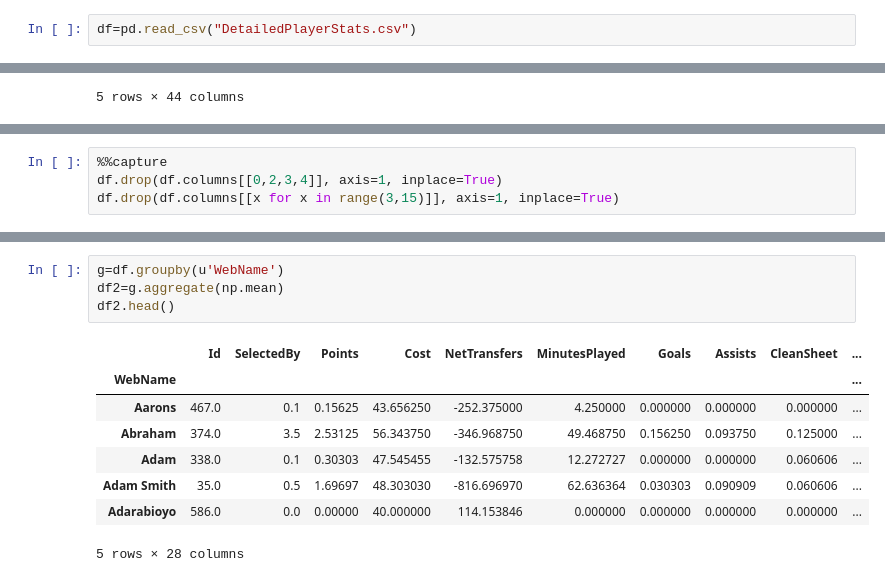
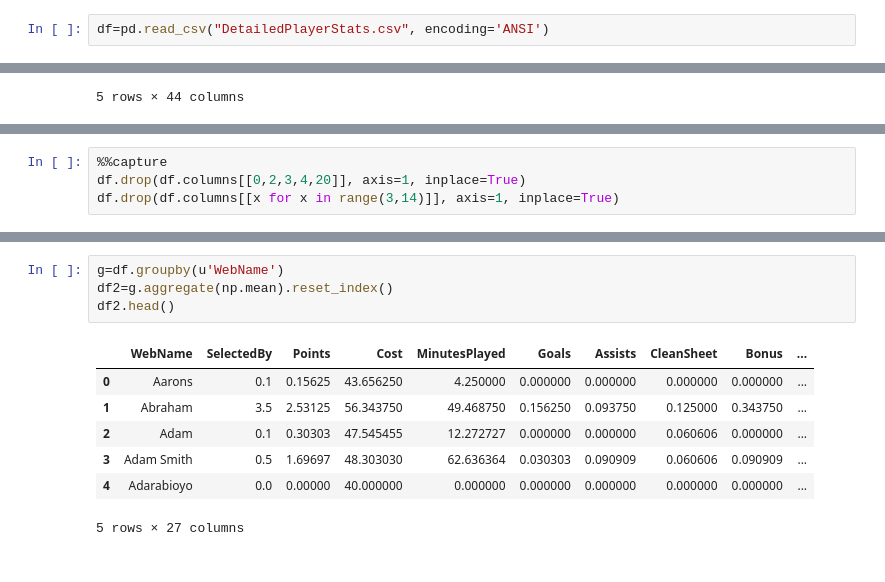
Before and after one commit to noelano/TDA, a Jupyter notebook: TDA_Football_Player_Clusters.ipynb, the cells around one changed output, grey strips where cells are left out. Drawn from its saved outputs; the diff is of its cells as text.

```diff
--- a/TDA_Football_Player_Clusters.ipynb
+++ b/TDA_Football_Player_Clusters.ipynb
@@ -4,5 +15,5 @@ import numpy as np
 # %%
-df=pd.read_csv("DetailedPlayerStats.csv")
+df=pd.read_csv("DetailedPlayerStats.csv", encoding='ANSI')
 # %%
 df.head()
 # %% [output]
@@ -29,5 +40,5 @@ Index([u'Id', u'WebName', u'FirstName', u'SecondName', u'DreamTeam',
       dtype='object')
 # %%
 %%capture
-df.drop(df.columns[[0,2,3,4]], axis=1, inplace=True)
-df.drop(df.columns[[x for x in range(3,15)]], axis=1, inplace=True)
+df.drop(df.columns[[0,2,3,4,20]], axis=1, inplace=True)
+df.drop(df.columns[[x for x in range(3,14)]], axis=1, inplace=True)
@@ -34,16 +56,15 @@ df.drop(df.columns[[x for x in range(3,15)]], axis=1, inplace=True)
 # %%
 g=df.groupby(u'WebName')
-df2=g.aggregate(np.mean)
+df2=g.aggregate(np.mean).reset_index()
 df2.head()
 # %% [output]
-|  | Id | SelectedBy | Points | Cost | NetTransfers | MinutesPlayed | Goals | Assists | CleanSheet | ... |
-| WebName |  |  |  |  |  |  |  |  |  | ... |
-| Aarons | 467.0 | 0.1 | 0.15625 | 43.656250 | -252.375000 | 4.250000 | 0.000000 | 0.000000 | 0.000000 | ... |
-| Abraham | 374.0 | 3.5 | 2.53125 | 56.343750 | -346.968750 | 49.468750 | 0.156250 | 0.093750 | 0.125000 | ... |
-| Adam | 338.0 | 0.1 | 0.30303 | 47.545455 | -132.575758 | 12.272727 | 0.000000 | 0.000000 | 0.060606 | ... |
-| Adam Smith | 35.0 | 0.5 | 1.69697 | 48.303030 | -816.696970 | 62.636364 | 0.030303 | 0.090909 | 0.060606 | ... |
-| Adarabioyo | 586.0 | 0.0 | 0.00000 | 40.000000 | 114.153846 | 0.000000 | 0.000000 | 0.000000 | 0.000000 | ... |
+|  | WebName | SelectedBy | Points | Cost | MinutesPlayed | Goals | Assists | CleanSheet | Bonus | ... |
+| 0 | Aarons | 0.1 | 0.15625 | 43.656250 | 4.250000 | 0.000000 | 0.000000 | 0.000000 | 0.000000 | ... |
+| 1 | Abraham | 3.5 | 2.53125 | 56.343750 | 49.468750 | 0.156250 | 0.093750 | 0.125000 | 0.343750 | ... |
+| 2 | Adam | 0.1 | 0.30303 | 47.545455 | 12.272727 | 0.000000 | 0.000000 | 0.060606 | 0.000000 | ... |
+| 3 | Adam Smith | 0.5 | 1.69697 | 48.303030 | 62.636364 | 0.030303 | 0.090909 | 0.060606 | 0.090909 | ... |
+| 4 | Adarabioyo | 0.0 | 0.00000 | 40.000000 | 0.000000 | 0.000000 | 0.000000 | 0.000000 | 0.000000 | ... |
-5 rows × 28 columns
+5 rows × 27 columns
 # %%
 df2.describe()
 # %% [output]
```
Also changed, not shown: parts of 10 cells of this notebook, 1 other file.
